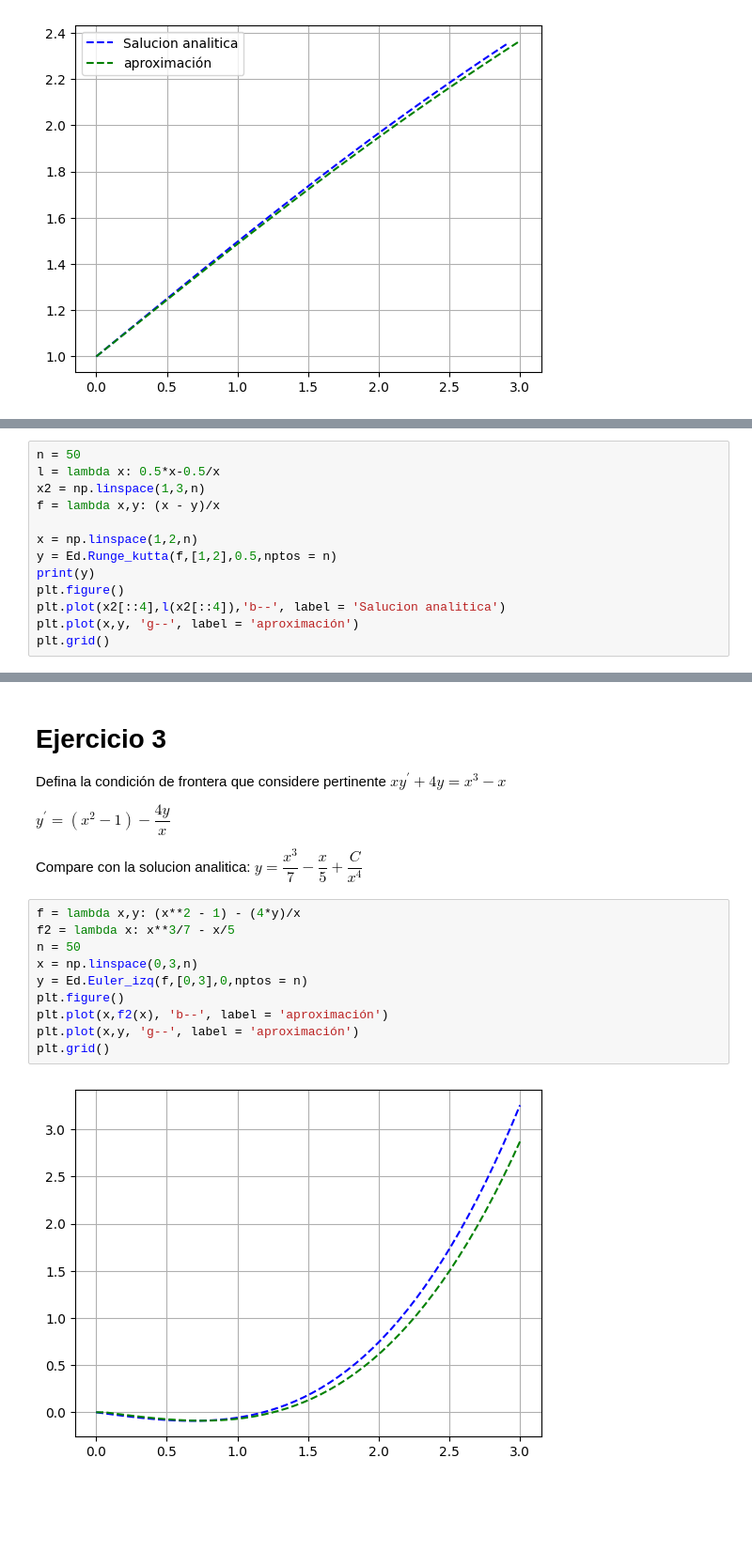
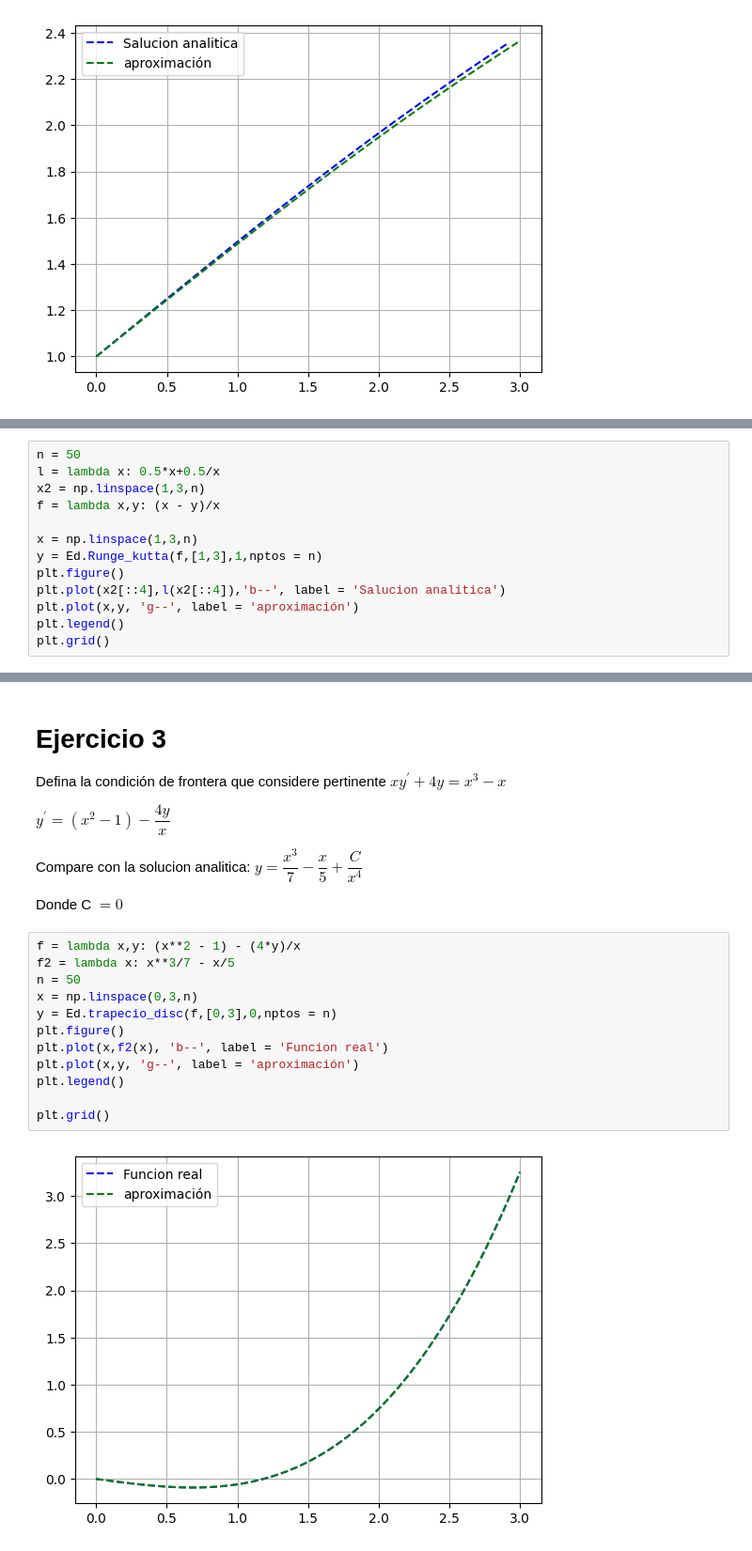
Before and after one commit to AlejandroZitzuMoto/Metodos-Numericos, a Jupyter notebook: Trabajos/Ecuaciones Diferenciales.ipynb, the cells around one changed output, grey strips where cells are left out. Shown at 94% size. Saved outputs shown, nothing was run; the diff lists cells and outputs as text; blank space fills up the shorter version.

```diff
--- a/Trabajos/Ecuaciones Diferenciales.ipynb
+++ b/Trabajos/Ecuaciones Diferenciales.ipynb
@@ -36,14 +39,14 @@ $ y = \dfrac{x}{2} - \dfrac{C}{x} $
 # %%
 n = 50
-l = lambda x: 0.5*x-0.5/x
+l = lambda x: 0.5*x+0.5/x
 x2 = np.linspace(1,3,n)
 f = lambda x,y: (x - y)/x
 
-x = np.linspace(1,2,n)
-y = Ed.Runge_kutta(f,[1,2],0.5,nptos = n)
-print(y)
+x = np.linspace(1,3,n)
+y = Ed.Runge_kutta(f,[1,3],1,nptos = n)
 plt.figure()
 plt.plot(x2[::4],l(x2[::4]),'b--', label = 'Salucion analitica')
 plt.plot(x,y, 'g--', label = 'aproximación')
+plt.legend()
 plt.grid()
 # %% [output]
@@ -60,15 +60,19 @@ $y^{'} = (x^{2}-1) - \dfrac{4y}{x}$
 
 Compare con la solucion analitica:
 $y = \dfrac{x^{3}}{7} - \dfrac{x}{5} + \dfrac{C}{x^{4}}$
+
+Donde C $= 0$
 # %%
 f = lambda x,y: (x**2 - 1) - (4*y)/x
 f2 = lambda x: x**3/7 - x/5
 n = 50
 x = np.linspace(0,3,n)
-y = Ed.Euler_izq(f,[0,3],0,nptos = n)
+y = Ed.trapecio_disc(f,[0,3],0,nptos = n)
 plt.figure()
-plt.plot(x,f2(x), 'b--', label = 'aproximación')
+plt.plot(x,f2(x), 'b--', label = 'Funcion real')
 plt.plot(x,y, 'g--', label = 'aproximación')
+plt.legend()
+
 plt.grid()
 # %% [output]
-[figure, old version]
+[figure, new version]
```
Also changed, not shown: parts of 7 cells of this notebook, 1 other file.
